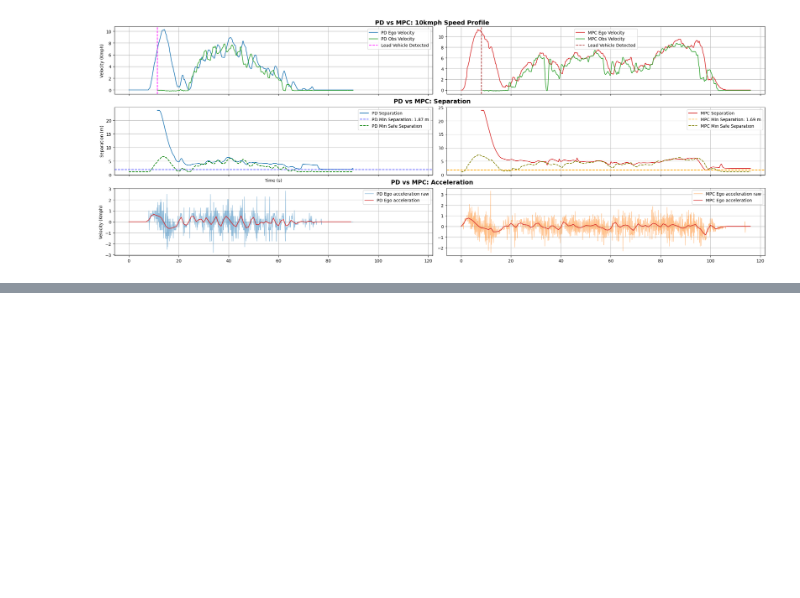
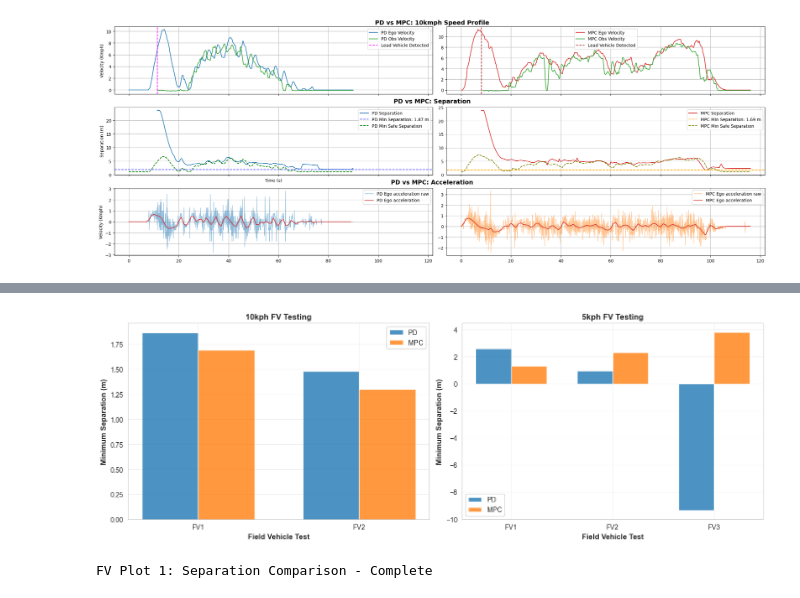
Before and after one commit to Santhosh4888/Adaptive-Cruise-Control, a Jupyter notebook: 9_Vehicle_Testing_Results/Testing_Using_Radar/Plot_Comparisions/PDC_VS_MPC_Comparison_FV.ipynb, the cells around one changed output, grey strips where cells are left out. Cells and saved outputs as stored; diff of their text form; code cells hidden in the pictures; blank space fills up the shorter version.

Commit message:
Metrics Added for Following vehicle case as well

```diff
--- a/9_Vehicle_Testing_Results/Testing_Using_Radar/Plot_Comparisions/PDC_VS_MPC_Comparison_FV.ipynb
+++ b/9_Vehicle_Testing_Results/Testing_Using_Radar/Plot_Comparisions/PDC_VS_MPC_Comparison_FV.ipynb
@@ -301,0 +565,31 @@ MPC columns: ['Ego_Position(m)', 'Ego_Velocity(m/s)', 'Obs_Position(m)', 'Obs_Ve
+# %%
+# FV PLOT 1: Separation Comparison
+fig, axes = plt.subplots(1, 2, figsize=(14, 5))
+
+for idx, speed in enumerate(sorted(metrics_plot_fv_df['Speed'].unique())):
+    speed_data = metrics_plot_fv_df[metrics_plot_fv_df['Speed'] == speed]
+    pd_data = speed_data[speed_data['Type'] == 'PD'].sort_values('Test')
+    mpc_data = speed_data[speed_data['Type'] == 'MPC'].sort_values('Test')
+
+    # Use min count for bar alignment
+    n_tests = min(len(pd_data), len(mpc_data))
+    x = np.arange(n_tests)
+    width = 0.35
+
+    axes[idx].bar(x - width/2, pd_data['Min Separation'].values[:n_tests], width, label='PD', alpha=0.8, color='#1f77b4')
+    axes[idx].bar(x + width/2, mpc_data['Min Separation'].values[:n_tests], width, label='MPC', alpha=0.8, color='#ff7f0e')
+
+    axes[idx].set_xlabel('Field Vehicle Test', fontsize=11, fontweight='bold')
+    axes[idx].set_ylabel('Minimum Separation (m)', fontsize=11, fontweight='bold')
+    axes[idx].set_title(f'{speed} FV Testing', fontsize=12, fontweight='bold')
+    axes[idx].set_xticks(x)
+    axes[idx].set_xticklabels([f"FV{i+1}" for i in range(n_tests)])
+    axes[idx].legend()
+    axes[idx].grid(True, alpha=0.3)
+
+plt.tight_layout()
+plt.show()
+print("FV Plot 1: Separation Comparison - Complete")
+# %% [output]
+[figure, added]
+FV Plot 1: Separation Comparison - Complete
```
Also changed, not shown: parts of 8 cells of this notebook, 2 other files.
